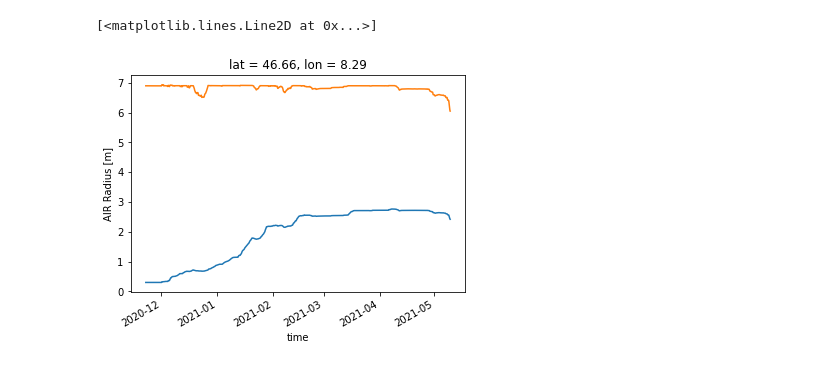
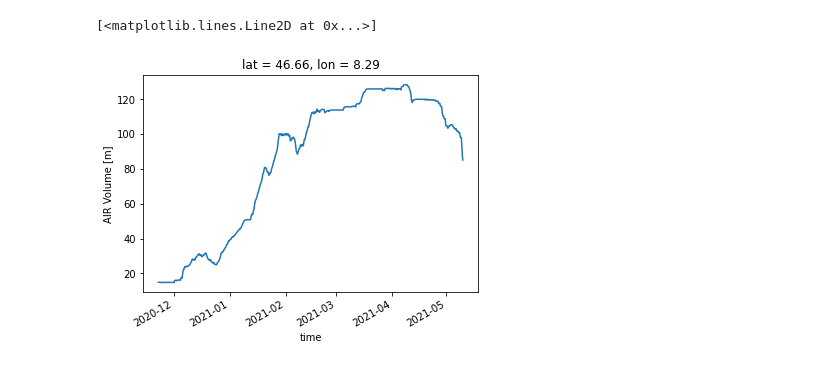
Before and after one commit to cryotools/cosipy, a Jupyter notebook: postprocessing/icestupa_plots/ds_analysis.ipynb, the cells around one changed output. Drawn from its saved outputs; the diff is of its cells as text; code cells hidden in the pictures.

```diff
--- a/postprocessing/icestupa_plots/ds_analysis.ipynb
+++ b/postprocessing/icestupa_plots/ds_analysis.ipynb
@@ -32,9 +32,8 @@ Data variables:
 # %%
-ds.CONEHEIGHT.plot()
-ds.CONERAD.plot()
+ds.CONEVOL.plot()
 # %% [output]
 [<matplotlib.lines.Line2D at 0x...>]
-[figure, old version]
+[figure, new version]
 # %%
 ds.SWNET.plot()
 # %% [output]
```
Also changed, not shown: parts of 14 cells of this notebook, 3 other files.
